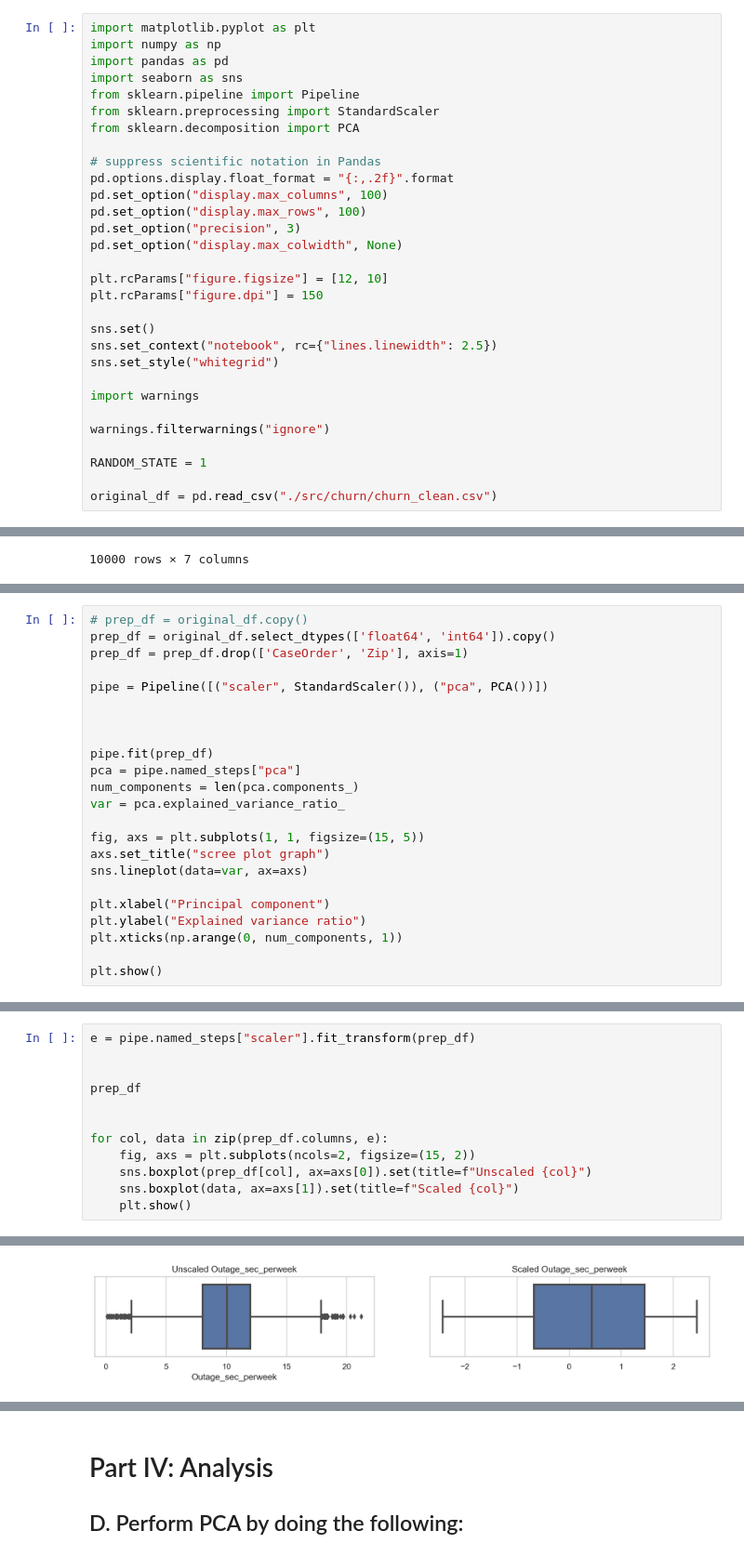
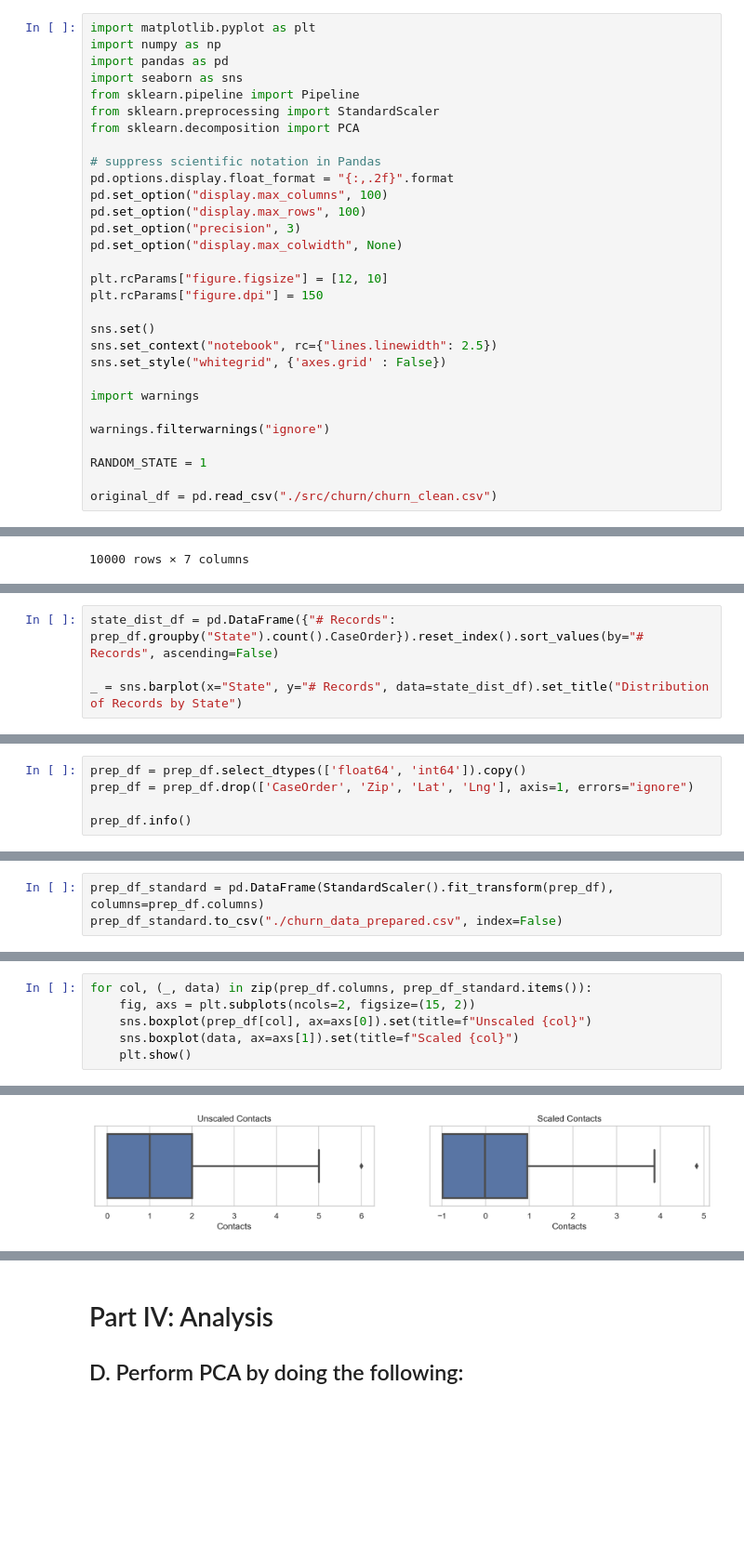
Before and after one commit to chrispaynes/OSDSC-Portfolio, a Jupyter notebook: data_mining_ii_nb/02. DIMENSIONALITY REDUCTION METHODS/dimensionality_reduction.ipynb, the cells around one changed output, grey strips where cells are left out. Shown at 93% size. Drawn from its saved outputs; the diff is of its cells as text; blank space fills up the shorter version.

```diff
--- a/data_mining_ii_nb/02. DIMENSIONALITY REDUCTION METHODS/dimensionality_reduction.ipynb
+++ b/data_mining_ii_nb/02. DIMENSIONALITY REDUCTION METHODS/dimensionality_reduction.ipynb
@@ -21,7 +21,7 @@ plt.rcParams["figure.dpi"] = 150
 
 sns.set()
 sns.set_context("notebook", rc={"lines.linewidth": 2.5})
-sns.set_style("whitegrid")
+sns.set_style("whitegrid", {'axes.grid' : False})
 
 import warnings
 
@@ -427,0 +437,4 @@ original_df.select_dtypes(['float64']).copy()
+# %%
+state_dist_df = pd.DataFrame({"# Records": prep_df.groupby("State").count().CaseOrder}).reset_index().sort_values(by="# Records", ascending=False)
+
+_ = sns.barplot(x="State", y="# Records", data=state_dist_df).set_title("Distribution of Records by State")
@@ -427,0 +443,5 @@ original_df.select_dtypes(['float64']).copy()
+# %%
+prep_df = prep_df.select_dtypes(['float64', 'int64']).copy()
+prep_df = prep_df.drop(['CaseOrder', 'Zip', 'Lat', 'Lng'], axis=1, errors="ignore")
+
+prep_df.info()
@@ -428,23 +468,3 @@ original_df.select_dtypes(['float64']).copy()
 # %%
-# prep_df = original_df.copy()
-prep_df = original_df.select_dtypes(['float64', 'int64']).copy()
-prep_df = prep_df.drop(['CaseOrder', 'Zip'], axis=1)
-
-pipe = Pipeline([("scaler", StandardScaler()), ("pca", PCA())])
-
-
-
-pipe.fit(prep_df)
-pca = pipe.named_steps["pca"]
-num_components = len(pca.components_)
-var = pca.explained_variance_ratio_
-
-fig, axs = plt.subplots(1, 1, figsize=(15, 5))
-axs.set_title("scree plot graph")
-sns.lineplot(data=var, ax=axs)
-
-plt.xlabel("Principal component")
-plt.ylabel("Explained variance ratio")
-plt.xticks(np.arange(0, num_components, 1))
-
-plt.show()
+prep_df_standard = pd.DataFrame(StandardScaler().fit_transform(prep_df), columns=prep_df.columns)
+prep_df_standard.to_csv("./churn_data_prepared.csv", index=False)
@@ -498,11 +518,5 @@ dtype: float64
 # %%
-e = pipe.named_steps["scaler"].fit_transform(prep_df)
-
-
-prep_df
-
-
-for col, data in zip(prep_df.columns, e):
+for col, (_, data) in zip(prep_df.columns, prep_df_standard.items()):
     fig, axs = plt.subplots(ncols=2, figsize=(15, 2))
     sns.boxplot(prep_df[col], ax=axs[0]).set(title=f"Unscaled {col}")
     sns.boxplot(data, ax=axs[1]).set(title=f"Scaled {col}")
@@ -517 +531 @@ for col, data in zip(prep_df.columns, e):
-[figure, old version]
+[figure, new version]
```
Also changed, not shown: parts of 49 cells of this notebook.
